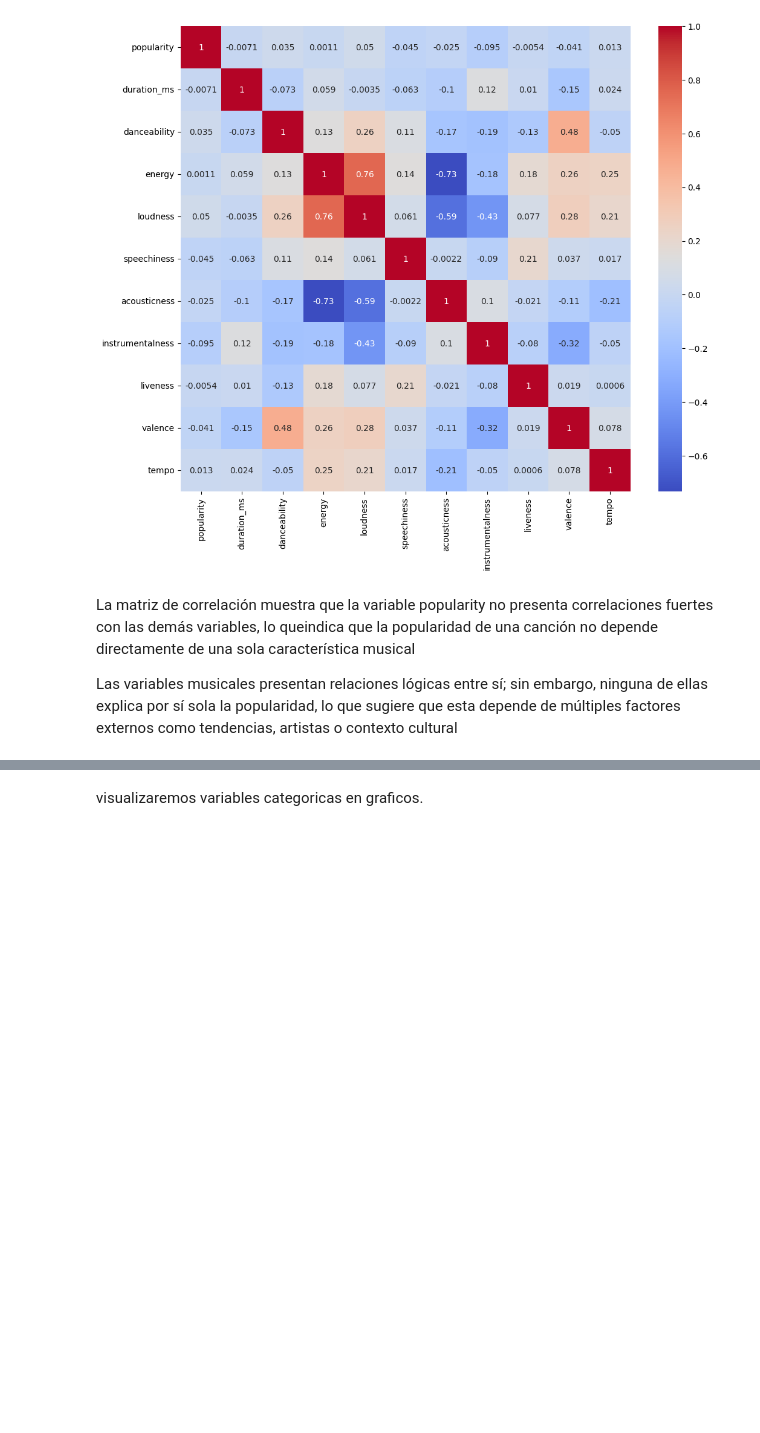
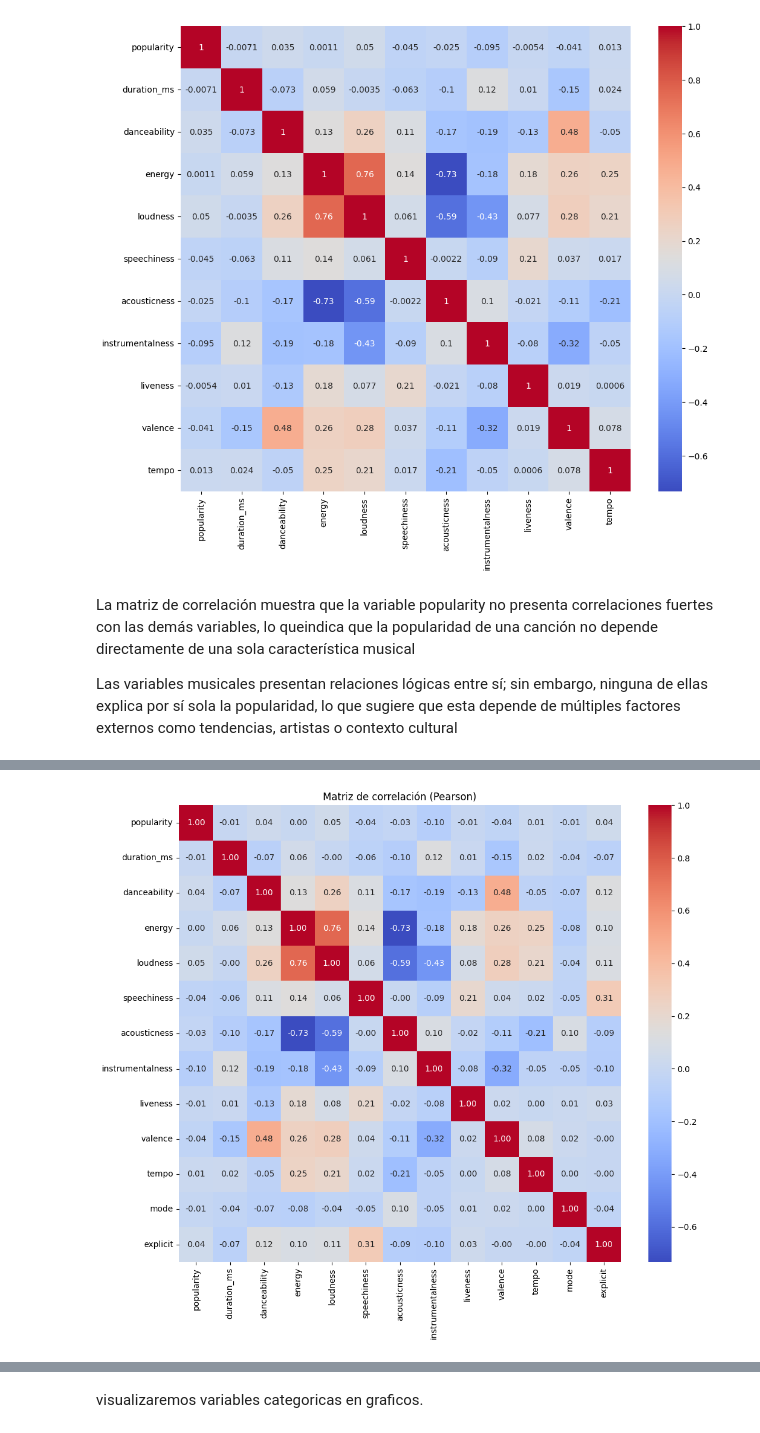
Before and after one commit to fernandovidalnn/evaluacion_1_mineria_datos, a Jupyter notebook: ev1_mineria.ipynb, the cells around one changed output, grey strips where cells are left out. Drawn from its saved outputs; the diff is of its cells as text; code cells hidden in the pictures; blank space fills up the shorter version.

```diff
--- a/ev1_mineria.ipynb
+++ b/ev1_mineria.ipynb
@@ -450,0 +446,11 @@ Las variables musicales presentan relaciones lógicas entre sí; sin embargo, ni
+# %%
+cols_modelo = cols_numericas + ['mode', 'explicit']
+# %%
+corr = df_scaled[cols_modelo].corr(method='pearson')
+# %%
+plt.figure(figsize=(12,10))
+sns.heatmap(corr, annot=True, cmap='coolwarm', fmt=".2f")
+plt.title("Matriz de correlación (Pearson)")
+plt.show()
+# %% [output]
+[figure, added]
```
Also changed, not shown: parts of 48 cells of this notebook.
